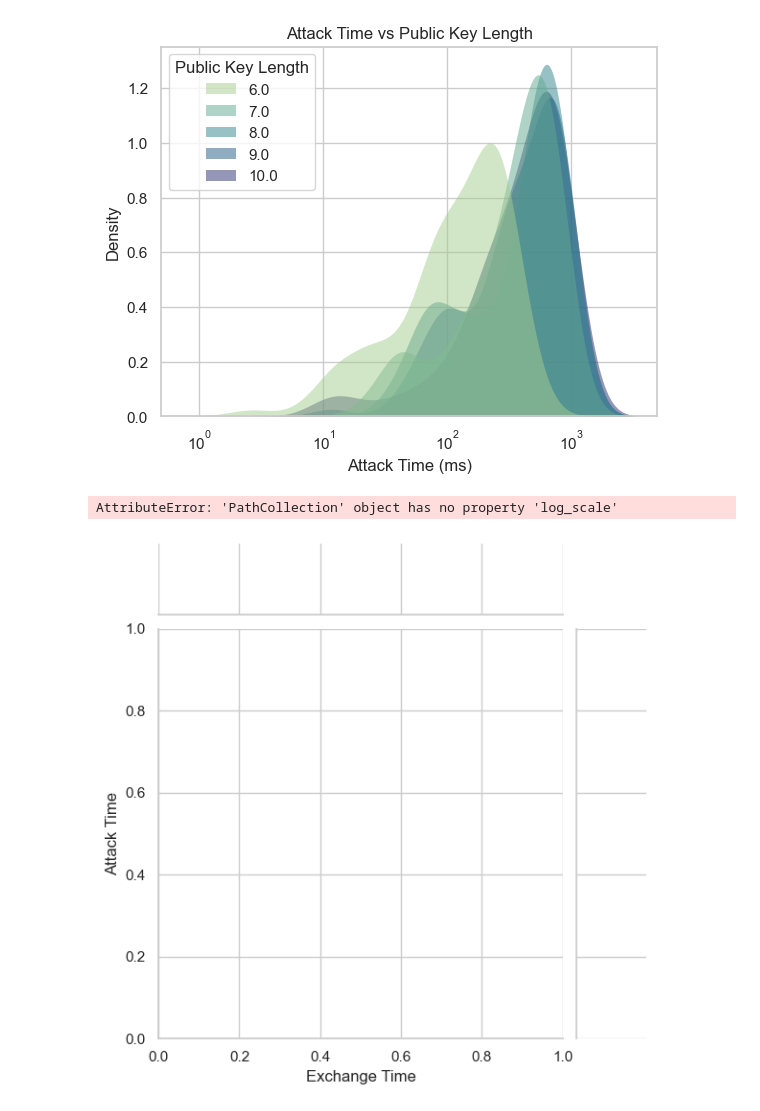
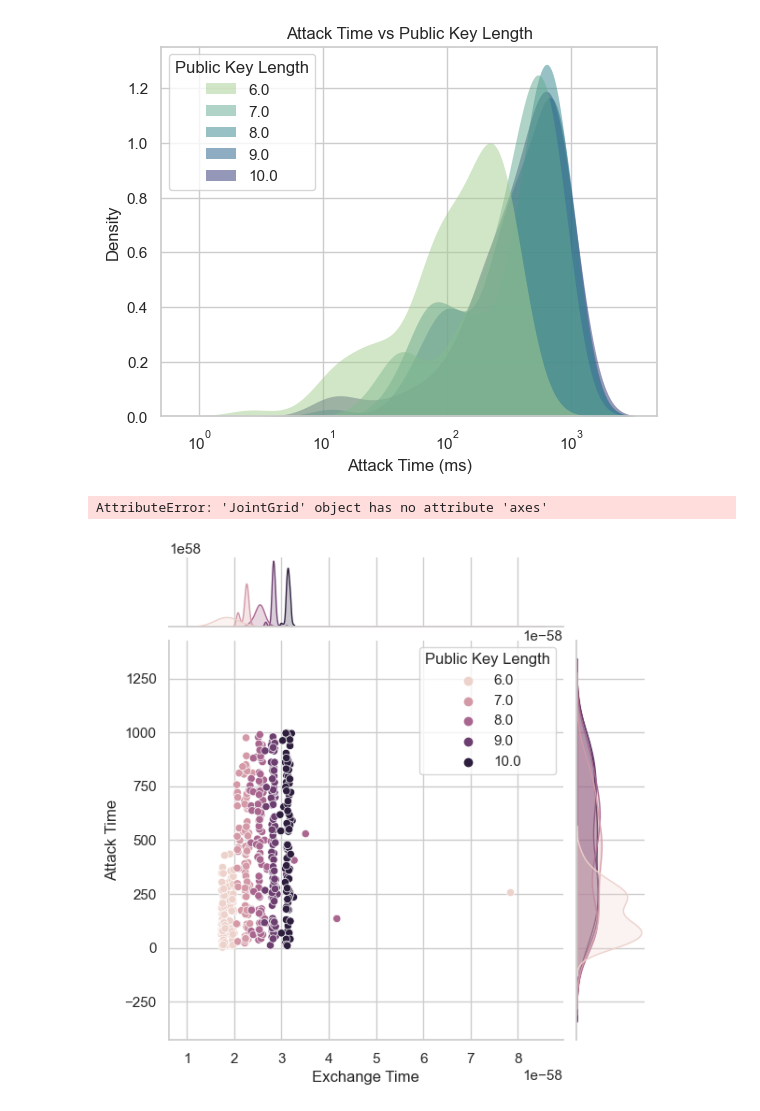
Before and after one commit to reednel/aag, a Jupyter notebook: PermutationGraphs.ipynb, the cells around one changed output. Cells and saved outputs as stored; diff of their text form; code cells hidden in the pictures.

```diff
--- a/PermutationGraphs.ipynb
+++ b/PermutationGraphs.ipynb
@@ -107,16 +107,15 @@ plt.show()
 [figure]
 # %%
 sns.set_theme(style="whitegrid")
-df = pd.DataFrame(arrpk, columns=['Exchange Time', 'Attack Time', 'Public Key Length', 'Private Key Length'])
+df = pd.DataFrame(arr, columns=['Exchange Time', 'Attack Time', 'Public Key Length', 'Private Key Length'])
 df['Exchange Time'] *= 1e-3
 df['Attack Time'] *= 1e-3
 df = df[df['Exchange Time'] > min(df['Exchange Time'])]
-
-gfg = sns.jointplot(data=df, x="Exchange Time", y="Attack Time",
-             hue="Private Key Length", log_scale=(True,True))
+gfg = sns.jointplot(data=df, x="Exchange Time", y="Attack Time", hue="Public Key Length")
+gfg.set(title="Attack vs Exchange Time across Public Key Size")
 plt.show()
 # %% [output]
-AttributeError: 'PathCollection' object has no property 'log_scale'
+AttributeError: 'JointGrid' object has no attribute 'axes'
-[figure, old version]
+[figure, new version]
 # %%
 sns.set_theme(style="whitegrid")
```
Also changed, not shown: parts of 3 cells of this notebook, 1 other file.
